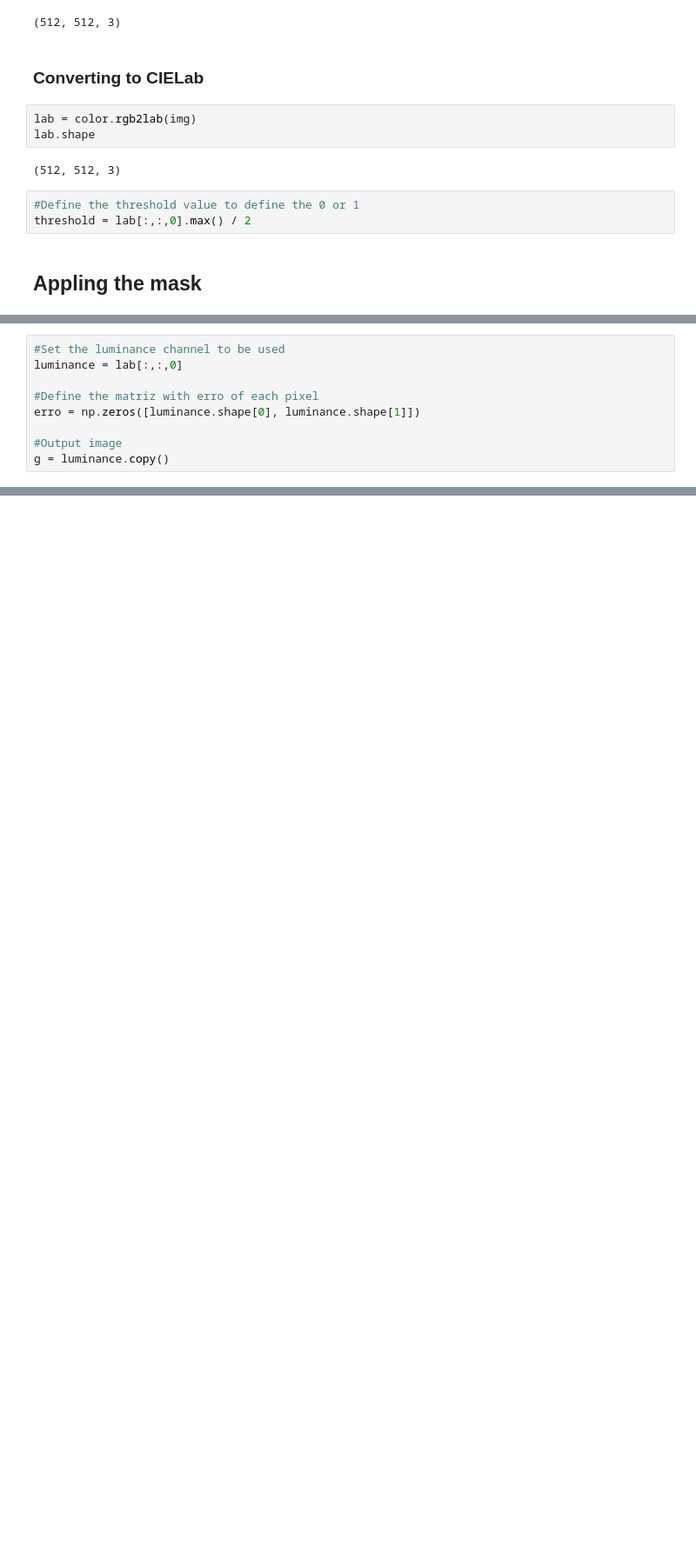
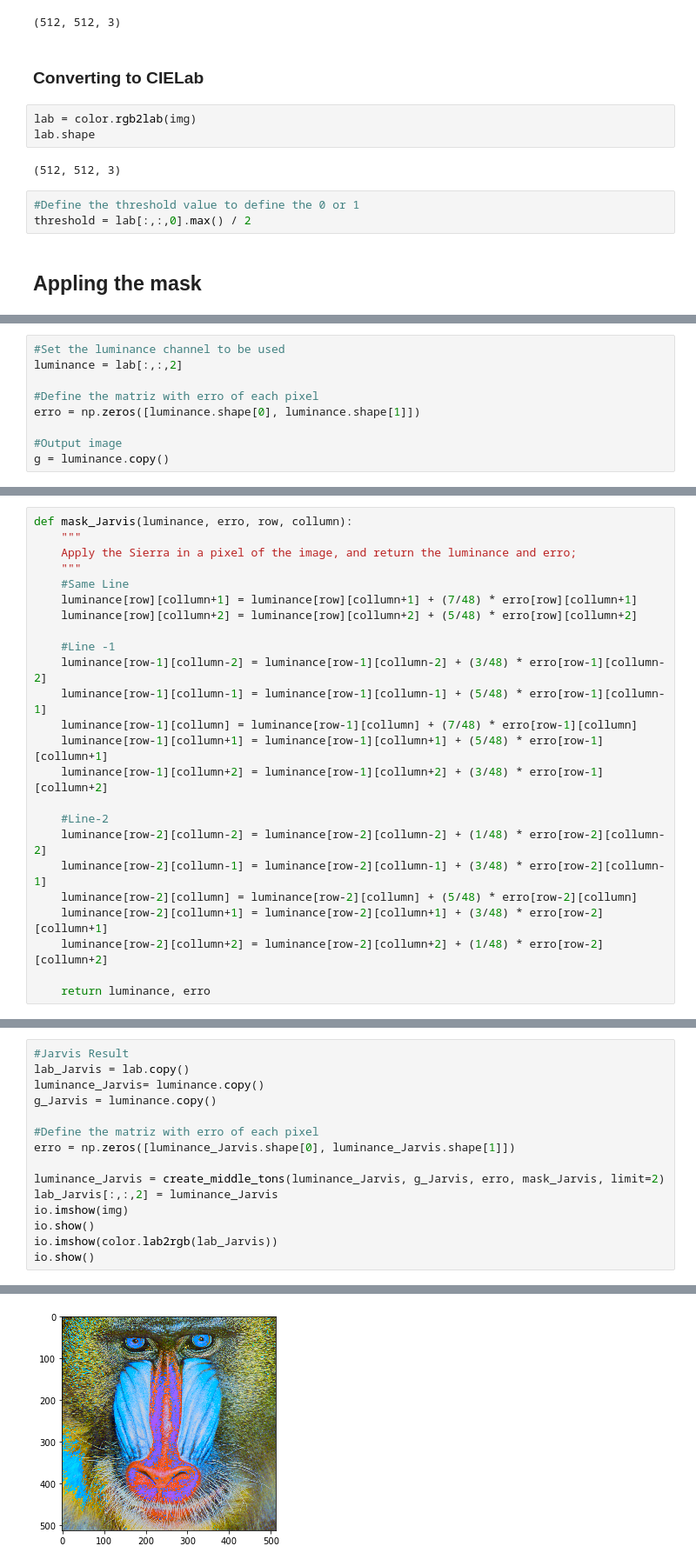
Before and after one commit to lstival/mo443, a Jupyter notebook: t2.ipynb, the cells around one changed output, grey strips where cells are left out. Shown at 87% size. Drawn from its saved outputs; the diff is of its cells as text; blank space fills up the shorter version.

```diff
--- a/t2.ipynb
+++ b/t2.ipynb
@@ -32,6 +30,6 @@ gray = color.rgb2gray(img)
 # %%
 #Set the luminance channel to be used
-luminance = lab[:,:,0]
+luminance = lab[:,:,2]
 
 #Define the matriz with erro of each pixel
 erro = np.zeros([luminance.shape[0], luminance.shape[1]])
@@ -60,0 +161,24 @@ for row in range(luminance.shape[0]-1):
+# %%
+def mask_Jarvis(luminance, erro, row, collumn):
+    """
+    Apply the Sierra in a pixel of the image, and return the luminance and erro;
+    """
+    #Same Line
+    luminance[row][collumn+1] = luminance[row][collumn+1] + (7/48) * erro[row][collumn+1]
+    luminance[row][collumn+2] = luminance[row][collumn+2] + (5/48) * erro[row][collumn+2]
+
+    #Line -1
+    luminance[row-1][collumn-2] = luminance[row-1][collumn-2] + (3/48) * erro[row-1][collumn-2]
+    luminance[row-1][collumn-1] = luminance[row-1][collumn-1] + (5/48) * erro[row-1][collumn-1]
+    luminance[row-1][collumn] = luminance[row-1][collumn] + (7/48) * erro[row-1][collumn]
+    luminance[row-1][collumn+1] = luminance[row-1][collumn+1] + (5/48) * erro[row-1][collumn+1]
+    luminance[row-1][collumn+2] = luminance[row-1][collumn+2] + (3/48) * erro[row-1][collumn+2]
+
+    #Line-2
+    luminance[row-2][collumn-2] = luminance[row-2][collumn-2] + (1/48) * erro[row-2][collumn-2]
+    luminance[row-2][collumn-1] = luminance[row-2][collumn-1] + (3/48) * erro[row-2][collumn-1]
+    luminance[row-2][collumn] = luminance[row-2][collumn] + (5/48) * erro[row-2][collumn]
+    luminance[row-2][collumn+1] = luminance[row-2][collumn+1] + (3/48) * erro[row-2][collumn+1]
+    luminance[row-2][collumn+2] = luminance[row-2][collumn+2] + (1/48) * erro[row-2][collumn+2]
+
+    return luminance, erro
@@ -60,0 +187,16 @@ for row in range(luminance.shape[0]-1):
+# %%
+#Jarvis Result
+lab_Jarvis = lab.copy()
+luminance_Jarvis= luminance.copy()
+g_Jarvis = luminance.copy()
+
+#Define the matriz with erro of each pixel
+erro = np.zeros([luminance_Jarvis.shape[0], luminance_Jarvis.shape[1]])
+
+luminance_Jarvis = create_middle_tons(luminance_Jarvis, g_Jarvis, erro, mask_Jarvis, limit=2)
+lab_Jarvis[:,:,2] = luminance_Jarvis
+io.imshow(img)
+io.show()
+io.imshow(color.lab2rgb(lab_Jarvis))
+io.show()
+# %% [output]
@@ -60,0 +204 @@ for row in range(luminance.shape[0]-1):
+[figure, added]
```
Also changed, not shown: parts of 17 cells of this notebook.
